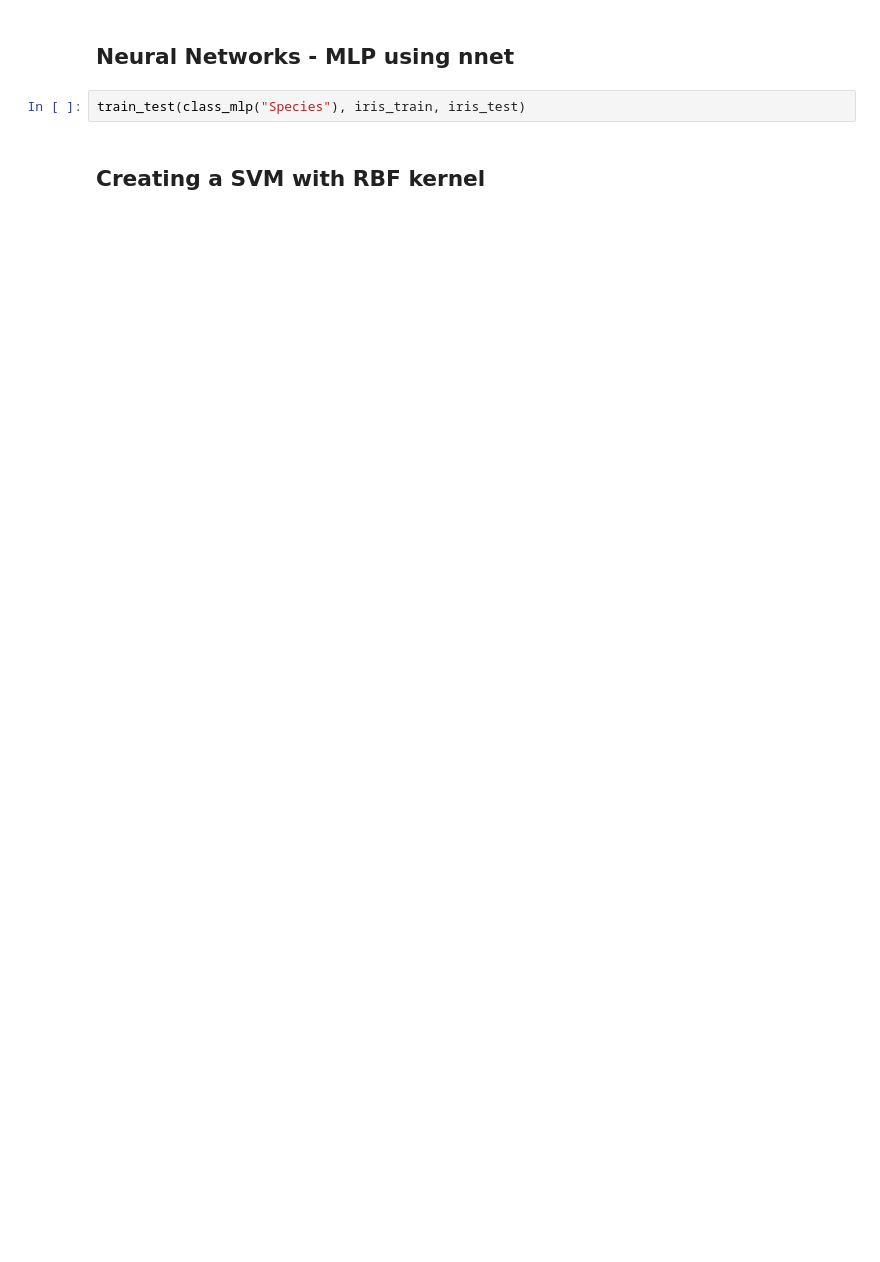
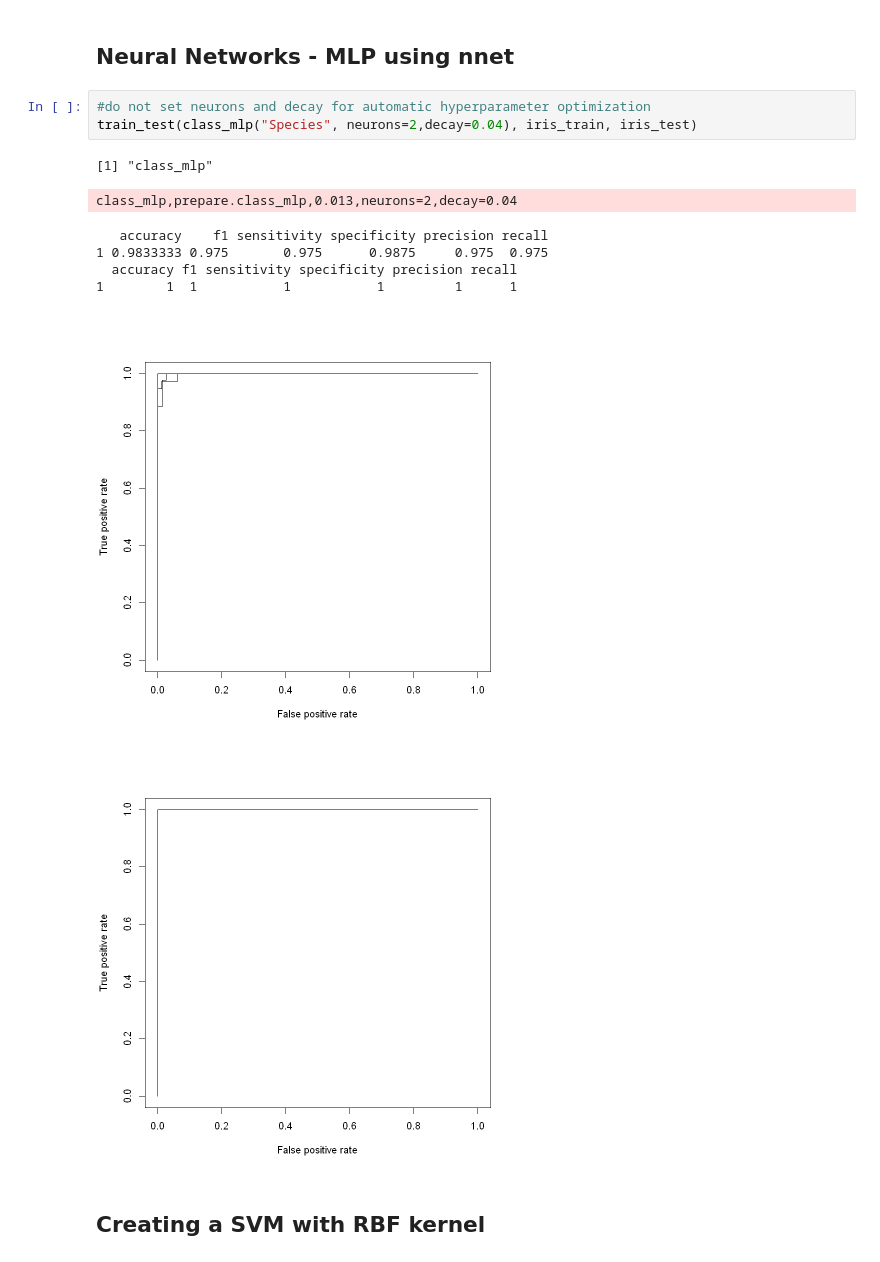
Before and after one commit to eogasawara/mylibrary, a Jupyter notebook: Classification.ipynb, the cells around one changed output. Saved outputs shown, nothing was run; the diff lists cells and outputs as text; blank space fills up the shorter version.

```diff
--- a/Classification.ipynb
+++ b/Classification.ipynb
@@ -148,6 +136,16 @@ class_rf,prepare.class_rf,0.048,mtry=2,ntree=50
 # %% [markdown]
 ## Neural Networks - MLP using nnet
-# %%
-train_test(class_mlp("Species"), iris_train, iris_test)
+# %%
+#do not set neurons and decay for automatic hyperparameter optimization
+train_test(class_mlp("Species", neurons=2,decay=0.04), iris_train, iris_test)
+# %% [output]
+[1] "class_mlp"
+class_mlp,prepare.class_mlp,0.013,neurons=2,decay=0.04
+   accuracy    f1 sensitivity specificity precision recall
+1 0.9833333 0.975       0.975      0.9875     0.975  0.975
+  accuracy f1 sensitivity specificity precision recall
+1        1  1           1           1         1      1
+[figure, added]
+[figure, added]
 # %% [markdown]
 ## Creating a SVM with RBF kernel
```
Also changed, not shown: parts of 6 cells of this notebook, 5 other files.
